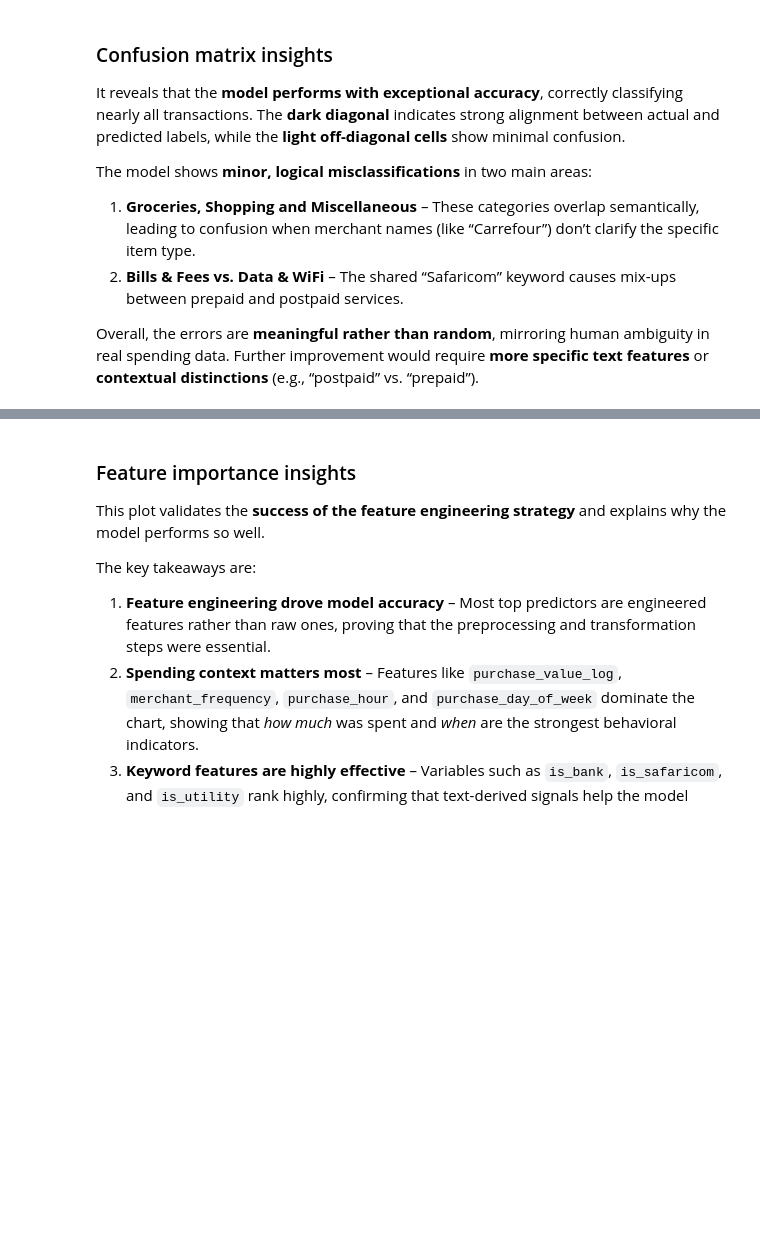
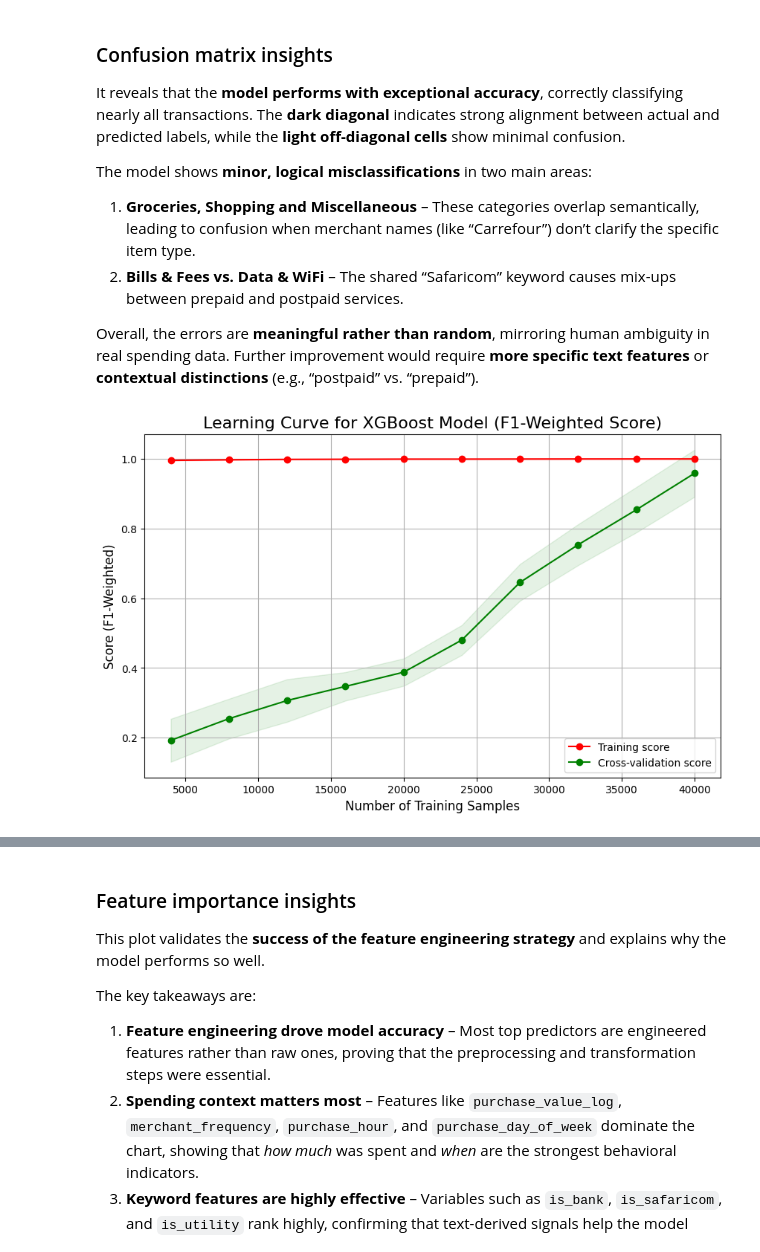
Before and after one commit to Itskuloba/money-management-classification, a Jupyter notebook: finance.ipynb, the cells around one changed output, grey strips where cells are left out. Saved outputs shown, nothing was run; the diff lists cells and outputs as text; code cells hidden in the pictures; blank space fills up the shorter version.

```diff
--- a/finance.ipynb
+++ b/finance.ipynb
@@ -1649,3 +1730,55 @@ The model shows **minor, logical misclassifications** in two main areas:
 2. **Bills & Fees vs. Data & WiFi** – The shared “Safaricom” keyword causes mix-ups between prepaid and postpaid services.
 
 Overall, the errors are **meaningful rather than random**, mirroring human ambiguity in real spending data. Further improvement would require **more specific text features** or **contextual distinctions** (e.g., “postpaid” vs. “prepaid”).
+# %%
+
+# We need an untrained model to plot the curve correctly
+xgb_model = XGBClassifier(
+    n_estimators=200,
+    use_label_encoder=False,
+    eval_metric='mlogloss',
+    random_state=42
+)
+
+#  Define Training Sizes
+train_sizes = np.linspace(0.1, 1.0, 10)
+
+#  Get Learning Curve Scores
+
+train_sizes_abs, train_scores, test_scores = learning_curve(
+    xgb_model,
+    X_final_augmented,
+    y_final_augmented,
+    cv=5,
+    n_jobs=-1,
+    train_sizes=train_sizes,
+    scoring='f1_weighted' # Use the F1 score
+)
+
+# Calculate Mean and Std Deviation
+train_scores_mean = np.mean(train_scores, axis=1)
+train_scores_std = np.std(train_scores, axis=1)
+test_scores_mean = np.mean(test_scores, axis=1)
+test_scores_std = np.std(test_scores, axis=1)
+
+#  Plot the Learning Curve
+plt.figure(figsize=(10, 6))
+plt.grid(True)
+plt.title("Learning Curve for XGBoost Model (F1-Weighted Score)", fontsize=16)
+plt.xlabel("Number of Training Samples", fontsize=12)
+plt.ylabel("Score (F1-Weighted)", fontsize=12)
+
+# Plot the mean scores
+plt.plot(train_sizes_abs, train_scores_mean, 'o-', color="r", label="Training score")
+plt.plot(train_sizes_abs, test_scores_mean, 'o-', color="g", label="Cross-validation score")
+
+# Plot the standard deviation "bands"
+plt.fill_between(train_sizes_abs, train_scores_mean - train_scores_std,
+                 train_scores_mean + train_scores_std, alpha=0.1, color="r")
+plt.fill_between(train_sizes_abs, test_scores_mean - test_scores_std,
+                 test_scores_mean + test_scores_std, alpha=0.1, color="g")
+
+plt.legend(loc="best")
+plt.show()
+# %% [output]
+[figure, added]
```
Also changed, not shown: parts of 47 cells of this notebook, 24 other files.
